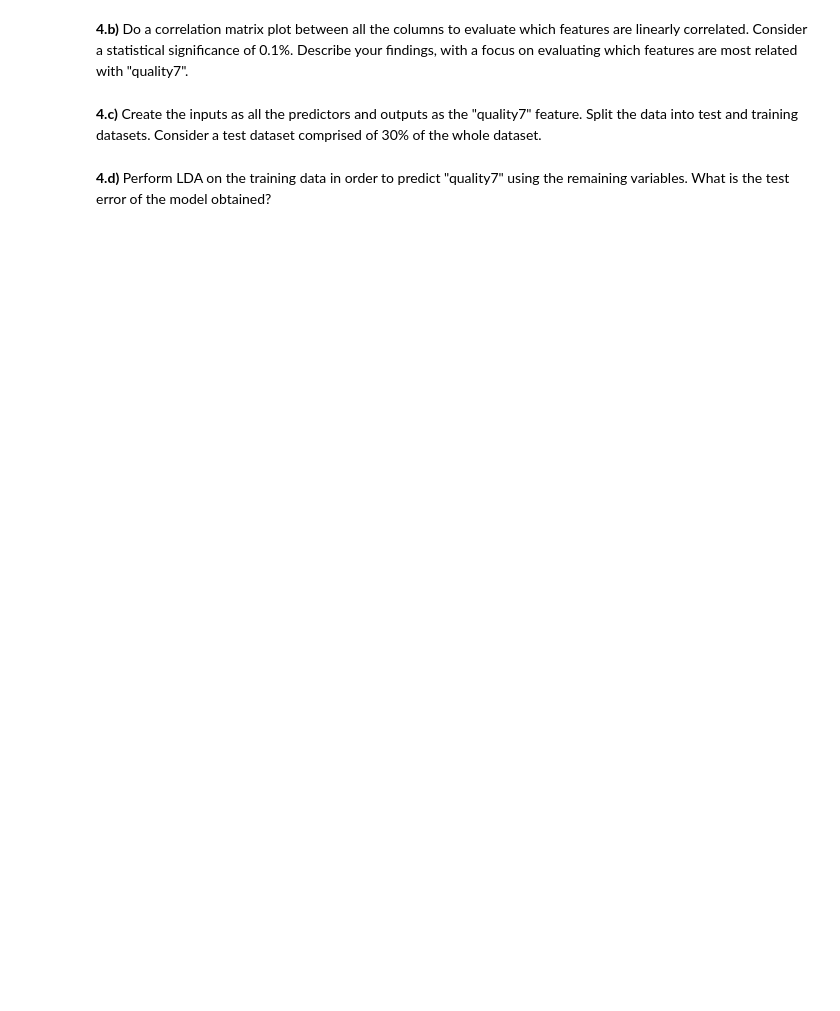
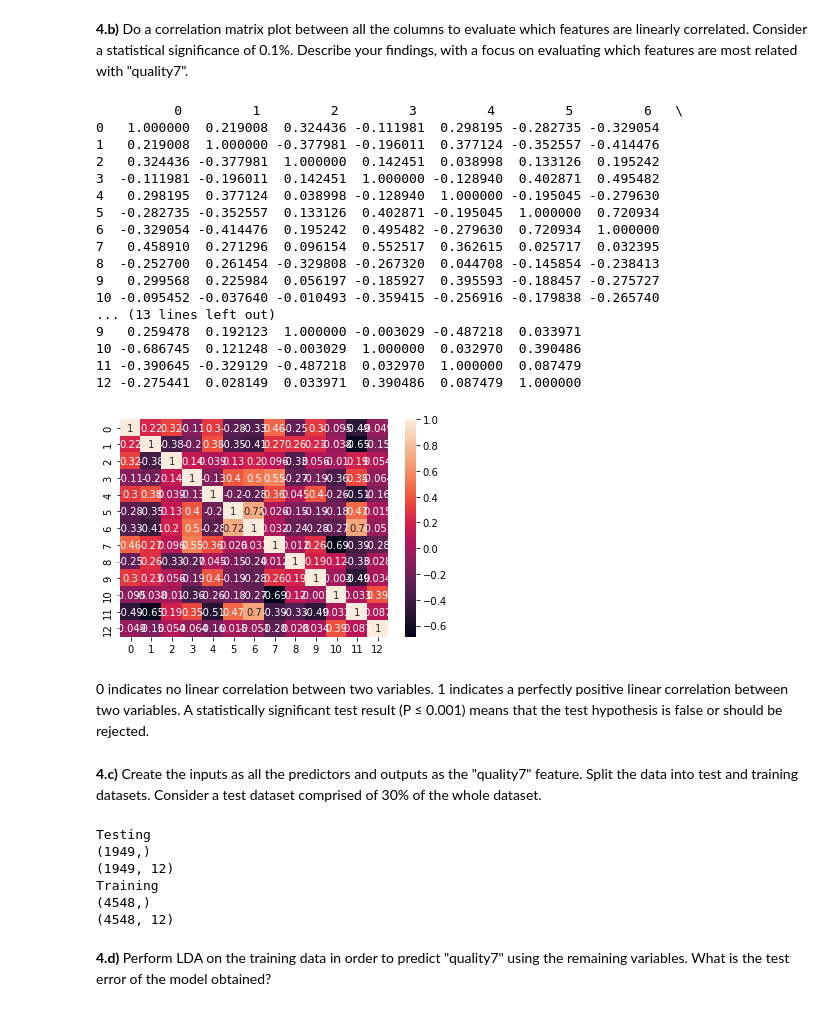
Before and after one commit to VilelaDiogo/AA_Project_G19, a Jupyter notebook: Assignments/Assignment2/Lab2_assignment.ipynb, the cells around one changed output. Drawn from its saved outputs; the diff is of its cells as text; code cells hidden in the pictures; blank space fills up the shorter version.

```diff
--- a/Assignments/Assignment2/Lab2_assignment.ipynb
+++ b/Assignments/Assignment2/Lab2_assignment.ipynb
@@ -141,6 +225,63 @@ Based on these results, which method is preferred for classifying new observatio
 # %% [markdown]
 **4.b)** Do a correlation matrix plot between all the columns to evaluate which features are linearly correlated. Consider a statistical significance of 0.1%. Describe your findings, with a focus on evaluating which features are most related with "quality7".
+# %%
+corr_matrix = wines7.corr()
+print(corr_matrix)
+sn.heatmap(corr_matrix, annot=True)
+plt.show()
+# %% [output]
+          0         1         2         3         4         5         6   \
+0   1.000000  0.219008  0.324436 -0.111981  0.298195 -0.282735 -0.329054
+1   0.219008  1.000000 -0.377981 -0.196011  0.377124 -0.352557 -0.414476
+2   0.324436 -0.377981  1.000000  0.142451  0.038998  0.133126  0.195242
+3  -0.111981 -0.196011  0.142451  1.000000 -0.128940  0.402871  0.495482
+4   0.298195  0.377124  0.038998 -0.128940  1.000000 -0.195045 -0.279630
+5  -0.282735 -0.352557  0.133126  0.402871 -0.195045  1.000000  0.720934
+6  -0.329054 -0.414476  0.195242  0.495482 -0.279630  0.720934  1.000000
+7   0.458910  0.271296  0.096154  0.552517  0.362615  0.025717  0.032395
+8  -0.252700  0.261454 -0.329808 -0.267320  0.044708 -0.145854 -0.238413
+9   0.299568  0.225984  0.056197 -0.185927  0.395593 -0.188457 -0.275727
+10 -0.095452 -0.037640 -0.010493 -0.359415 -0.256916 -0.179838 -0.265740
+... (13 lines left out)
+9   0.259478  0.192123  1.000000 -0.003029 -0.487218  0.033971
+10 -0.686745  0.121248 -0.003029  1.000000  0.032970  0.390486
+11 -0.390645 -0.329129 -0.487218  0.032970  1.000000  0.087479
+12 -0.275441  0.028149  0.033971  0.390486  0.087479  1.000000
+[figure, added]
+# %% [markdown]
+0 indicates no linear correlation between two variables. 1 indicates a perfectly positive linear correlation between two variables.
+A statistically significant test result (P ≤ 0.001) means that the test hypothesis is false or should be rejected.
 # %% [markdown]
 **4.c)** Create the inputs as all the predictors and outputs as the "quality7" feature. Split the data into test and training datasets. Consider a test dataset comprised of 30% of the whole dataset.
+# %%
+training_data = wines7.sample(frac=0.7, random_state=25)
+testing_data = wines7.drop(training_data.index)
+
+training_data_np = training_data.to_numpy()
+testing_data_np = testing_data.to_numpy()
+
+X_training = training_data_np[:,:12]
+X_testing = testing_data_np[:,:12]
+
+Y_training = training_data_np[:,12]
+Y_testing = testing_data_np[:,12]
+
+#training_data = wines7.sample(frac=0.7, random_state=25)
+#testing_data = wines7.drop(training_data.index)
+
+print('Testing')
+print(Y_testing.shape)
+print(X_testing.shape)
+
+print('Training')
+print(Y_training.shape)
+print(X_training.shape)
+# %% [output]
+Testing
+(1949,)
+(1949, 12)
+Training
+(4548,)
+(4548, 12)
 # %% [markdown]
 **4.d)** Perform LDA on the training data in order to predict "quality7" using the remaining variables. What is the test error of the model obtained?
```
Also changed, not shown: parts of 4 cells of this notebook.
